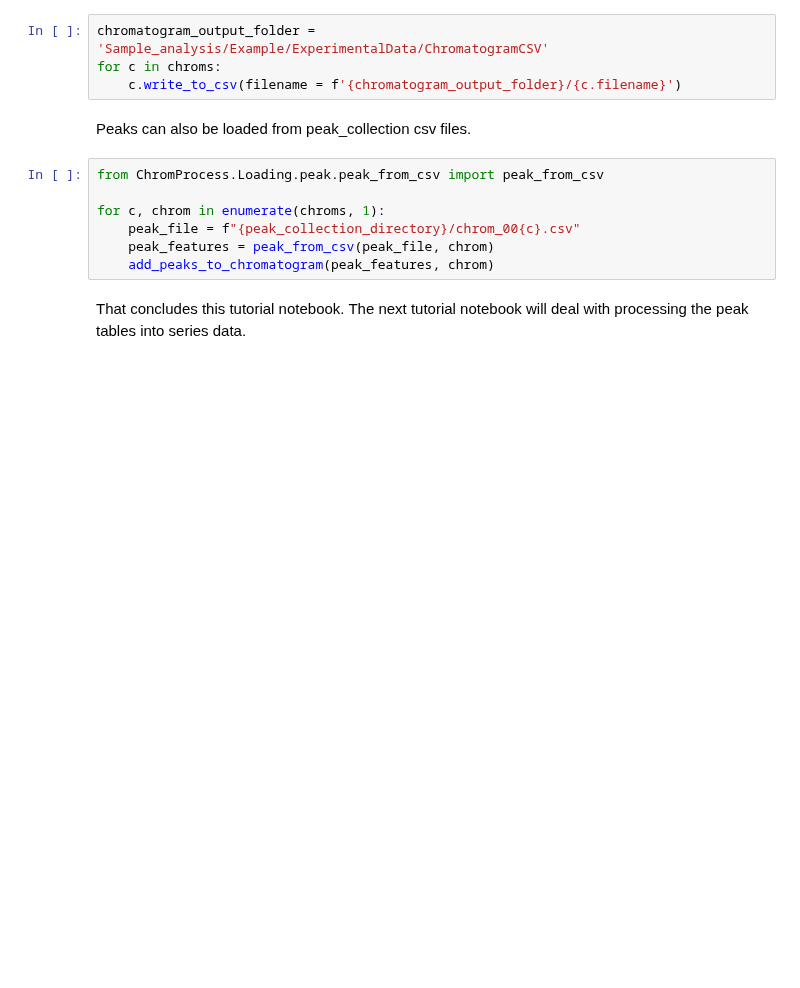
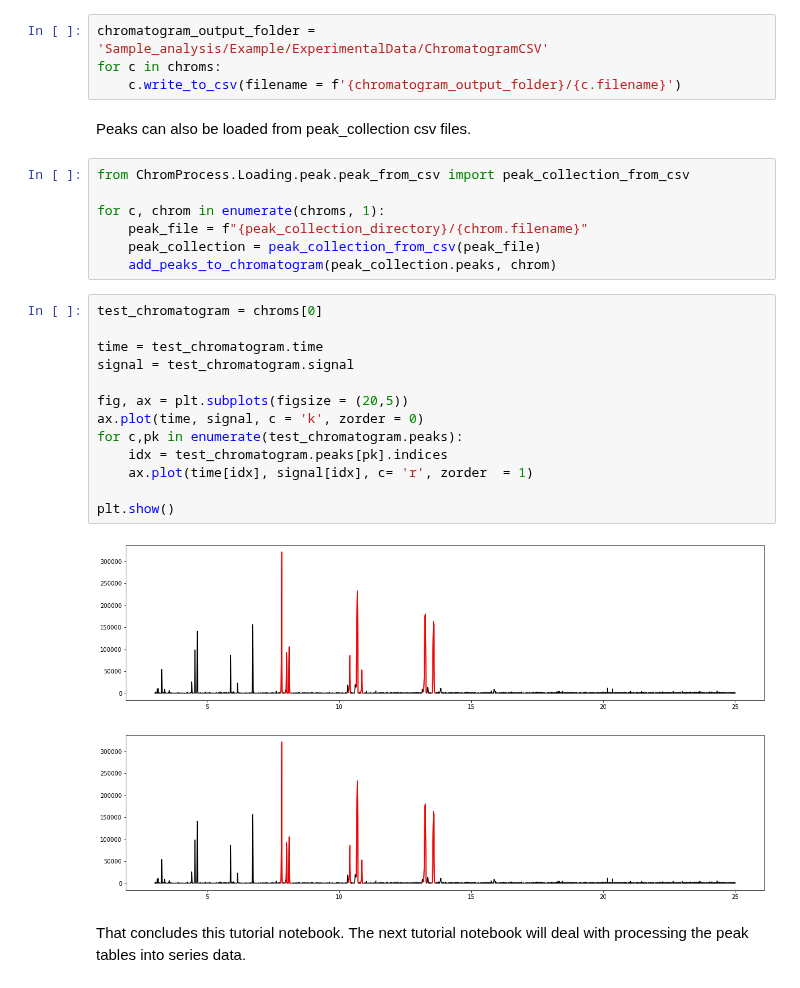
Before and after one commit to Will-Robin/ChromProcess, a Jupyter notebook: ChromProcess_Introduction_1.ipynb, the cells around one changed output. Cells and saved outputs as stored; diff of their text form; blank space fills up the shorter version.

Commit message:
update notebook to using peak collection files to load peak info

```diff
--- a/ChromProcess_Introduction_1.ipynb
+++ b/ChromProcess_Introduction_1.ipynb
@@ -203,12 +211,28 @@ for c in chroms:
     c.write_to_csv(filename = f'{chromatogram_output_folder}/{c.filename}')
 # %% [markdown]
 Peaks can also be loaded from peak_collection csv files.
-# %%
-from ChromProcess.Loading.peak.peak_from_csv import peak_from_csv
-
-for c, chrom in enumerate(chroms, 1):
-    peak_file = f"{peak_collection_directory}/chrom_00{c}.csv"
-    peak_features = peak_from_csv(peak_file, chrom)
-    add_peaks_to_chromatogram(peak_features, chrom)
+# %%
+from ChromProcess.Loading.peak.peak_from_csv import peak_collection_from_csv
+
+for c, chrom in enumerate(chroms, 1):
+    peak_file = f"{peak_collection_directory}/{chrom.filename}"
+    peak_collection = peak_collection_from_csv(peak_file)
+    add_peaks_to_chromatogram(peak_collection.peaks, chrom)
+# %%
+test_chromatogram = chroms[0]
+
+time = test_chromatogram.time
+signal = test_chromatogram.signal
+
+fig, ax = plt.subplots(figsize = (20,5))
+ax.plot(time, signal, c = 'k', zorder = 0)
+for c,pk in enumerate(test_chromatogram.peaks):
+    idx = test_chromatogram.peaks[pk].indices
+    ax.plot(time[idx], signal[idx], c= 'r', zorder  = 1)
+
+plt.show()
+# %% [output]
+[figure, added]
+[figure, added]
 # %% [markdown]
 That concludes this tutorial notebook. The next tutorial notebook will deal with processing the peak tables into series data.
```
Also changed, not shown: parts of 4 cells of this notebook.
